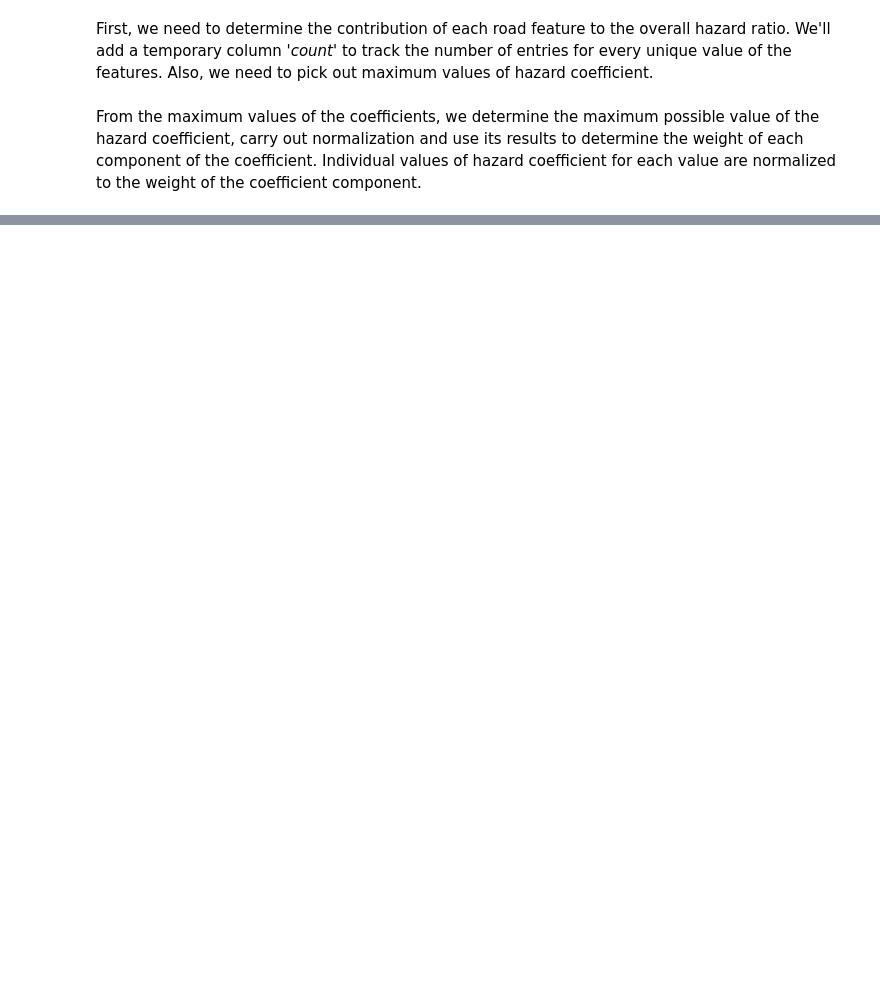
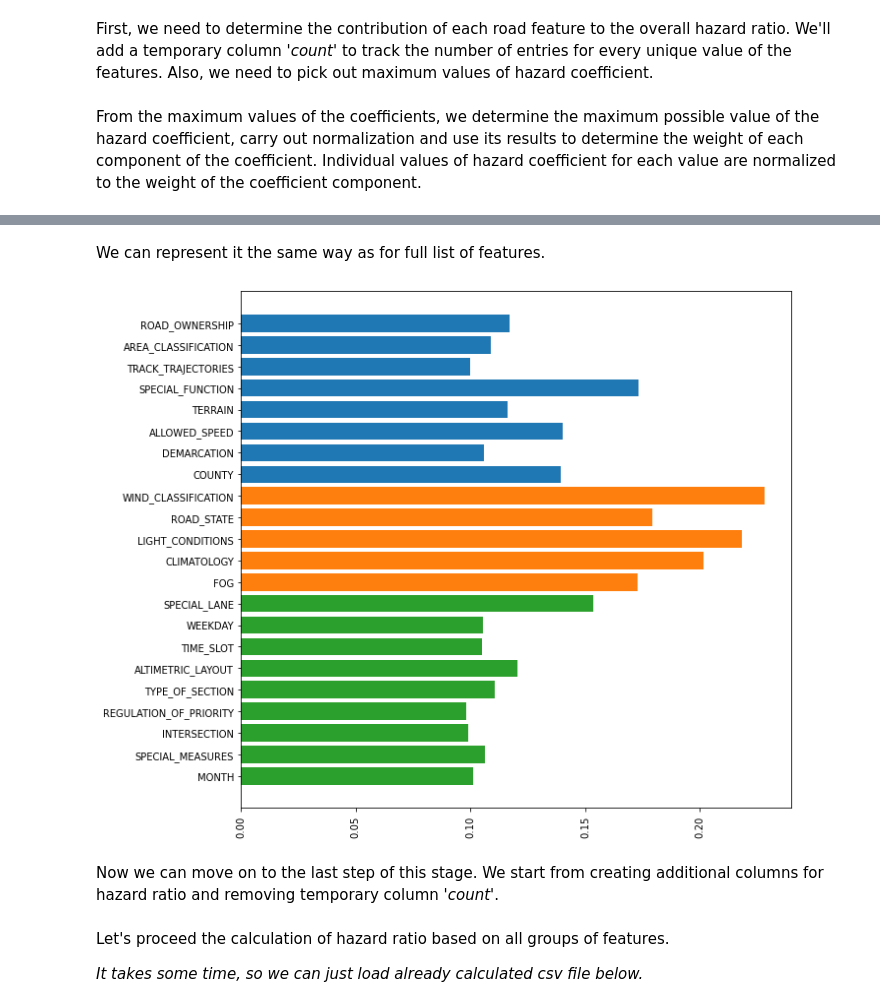
Before and after one commit to secondaryemotion/Coursera_Capstone, a Jupyter notebook: Analysis of Road Accidents in Catalonia.ipynb, the cells around one changed output, grey strips where cells are left out. Saved outputs shown, nothing was run; the diff lists cells and outputs as text; code cells hidden in the pictures; blank space fills up the shorter version.

```diff
--- a/Analysis of Road Accidents in Catalonia.ipynb
+++ b/Analysis of Road Accidents in Catalonia.ipynb
@@ -244,0 +303,41 @@ plt.show()
+# %%
+w_road_max_hazard=[0]*len(roadcon_col)
+for i in range(len(roadcon_col)):
+    w_road_max_hazard[i]=road_max_hazard[i]/rmh
+
+for i in range(len(roadcon_col)):
+    for j in range(len(roadcon[i]['hazard_coef'])):
+        roadcon[i]['hazard_coef'][j] = roadcon[i]['hazard_coef'][j]/road_max_hazard[i]*w_road_max_hazard[i]
+
+w_weath_max_hazard=[0]*len(weathcon_col)
+for i in range(len(weathcon_col)):
+    w_weath_max_hazard[i]=weath_max_hazard[i]/wmh
+
+for i in range(len(weathcon_col)):
+    for j in range(len(weathcon[i]['hazard_coef'])):
+        weathcon[i]['hazard_coef'][j] = weathcon[i]['hazard_coef'][j]/weath_max_hazard[i]*w_weath_max_hazard[i]
+
+w_circumst_max_hazard=[0]*len(circumst_col)
+for i in range(len(circumst_col)):
+    w_circumst_max_hazard[i]=circumst_max_hazard[i]/cmh
+
+for i in range(len(circumst_col)):
+    for j in range(len(circumst[i]['hazard_coef'])):
+        circumst[i]['hazard_coef'][j] = circumst[i]['hazard_coef'][j]/circumst_max_hazard[i]*w_circumst_max_hazard[i]
+# %% [markdown]
+We can represent it the same way as for full list of features.
+# %%
+plt.figure(figsize=((10,8)))
+
+plt.barh(circumst_col, w_circumst_max_hazard,color='#2ca02c')
+plt.barh(weathcon_col, w_weath_max_hazard,color='#ff7f0e')
+plt.barh(roadcon_col, w_road_max_hazard,color='#1f77b4')
+
+plt.xticks(rotation=90)
+plt.tight_layout()
+plt.savefig('figure4.png')
+plt.show()
+# %% [output]
+[figure, added]
+# %% [markdown]
+Now we can move on to the last step of this stage. We start from creating additional columns for hazard ratio and removing temporary column *'count'*.
@@ -244,0 +351,4 @@ plt.show()
+# %% [markdown]
+Let's proceed the calculation of hazard ratio based on all groups of features.
+
+*It takes some time, so we can just load already calculated csv file below.*
```
Also changed, not shown: parts of 100 cells of this notebook, 9 other files.
